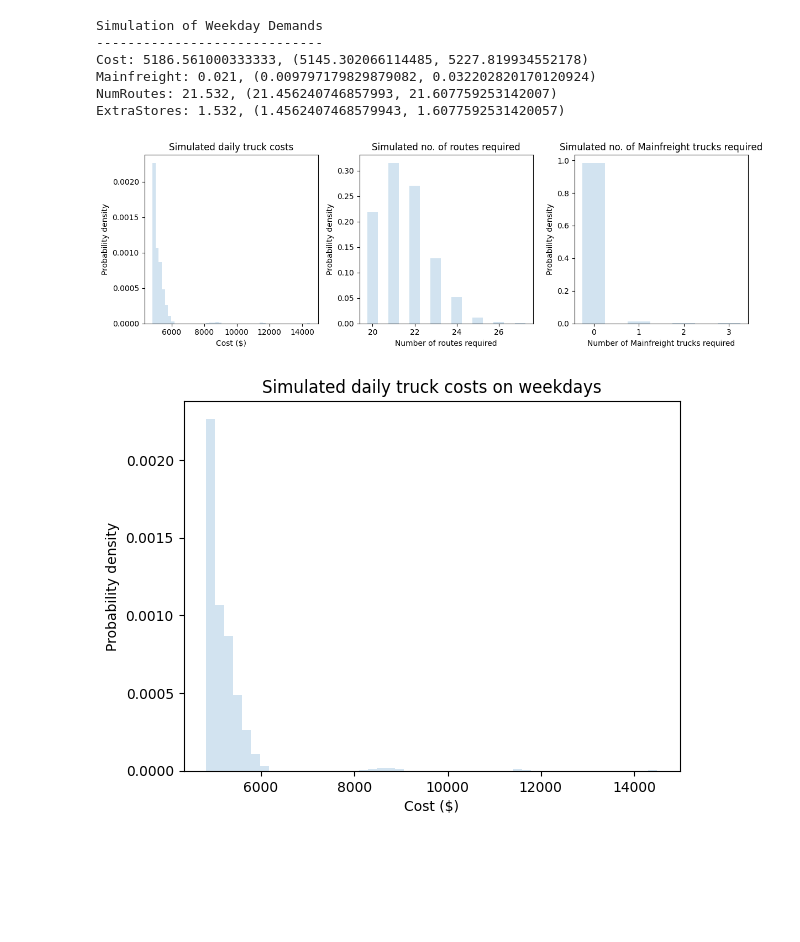
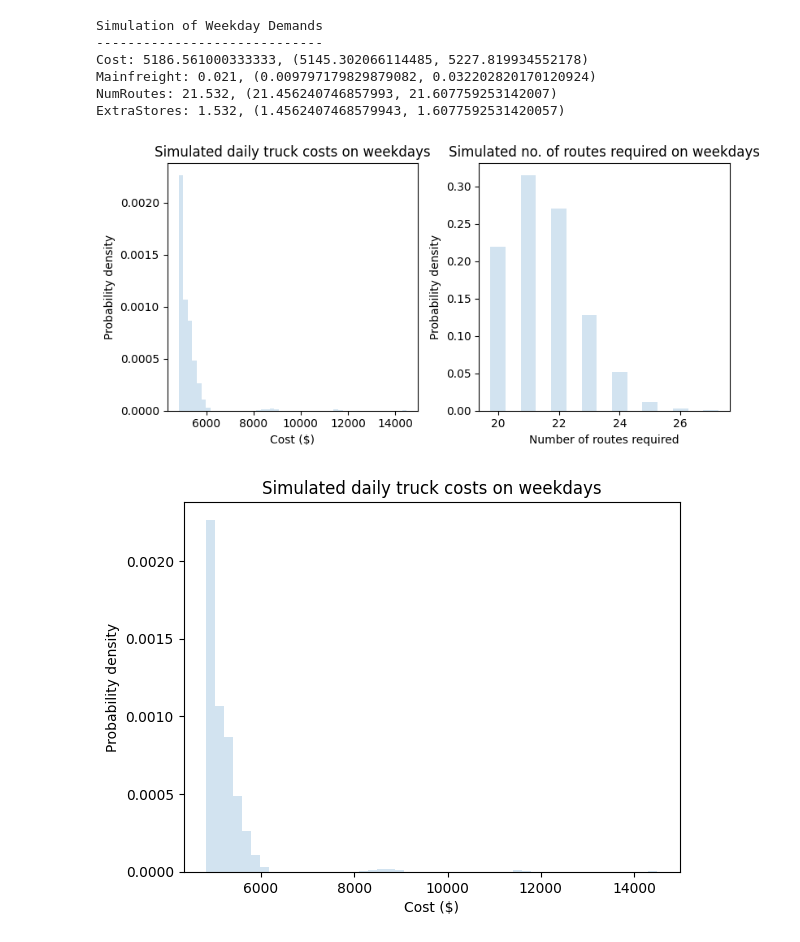
Before and after one commit to aguo921/engsci263-or-project, a Jupyter notebook: simulation/simulation.ipynb, the cells around one changed output. Drawn from its saved outputs; the diff is of its cells as text; code cells hidden in the pictures; blank space fills up the shorter version.

```diff
--- a/simulation/simulation.ipynb
+++ b/simulation/simulation.ipynb
@@ -187,34 +187,26 @@ Mainfreight: 0.021, (0.009797179829879082, 0.032202820170120924)
 NumRoutes: 21.532, (21.456240746857993, 21.607759253142007)
 ExtraStores: 1.532, (1.4562407468579943, 1.6077592531420057)
 # %%
-fig, (ax1, ax2, ax3) = plt.subplots(ncols=3, figsize=(12,4))
+fig, (ax1, ax2) = plt.subplots(ncols=2, figsize=(8,4))
 
 plot_pdf(
     ax1,
     simulated_weekday.Cost,
-    title="Simulated daily truck costs",
+    title="Simulated daily truck costs on weekdays",
     xlabel="Cost ($)"
 )
 
 plot_pdf(
     ax2,
     simulated_weekday.NumRoutes,
     integer=True,
-    title="Simulated no. of routes required",
+    title="Simulated no. of routes required on weekdays",
     xlabel="Number of routes required"
 )
 
-plot_pdf(
-    ax3,
-    simulated_weekday.Mainfreight,
-    integer=True,
-    title="Simulated no. of Mainfreight trucks required",
-    xlabel="Number of Mainfreight trucks required"
-)
-
 fig.tight_layout()
 # %% [output]
-[figure, old version]
+[figure, new version]
 # %%
 fig, ax = plt.subplots()
 
```
